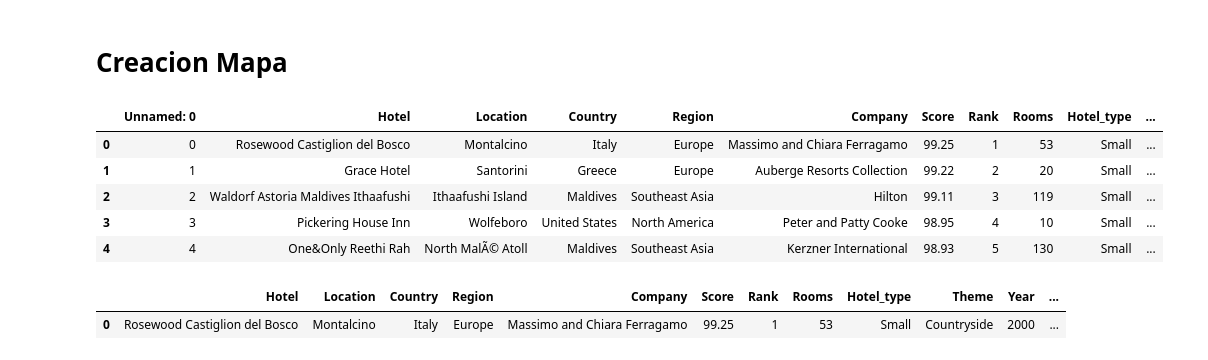
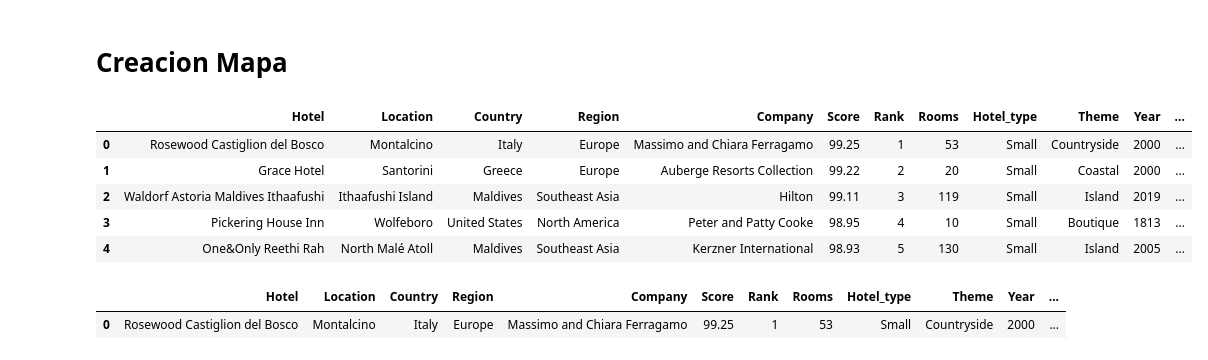
Before and after one commit to Belengasset/ETL_project, a Jupyter notebook: Hotel_map_Api.ipynb, the cells around one changed output. Drawn from its saved outputs; the diff is of its cells as text; code cells hidden in the pictures.

```diff
--- a/Hotel_map_Api.ipynb
+++ b/Hotel_map_Api.ipynb
@@ -5,11 +7,11 @@ import pandas as pd
 # %%
-df = pd.read_csv("Data/df_hotels_22&21.csv", sep=',', encoding='latin-1')
+df = pd.read_csv("Data/df_hotels_22&21.csv", sep=',', encoding='UTF-8', index_col=0)
 pd.options.display.max_columns = None
 df.head()
 # %% [output]
-|  | Unnamed: 0 | Hotel | Location | Country | Region | Company | Score | Rank | Rooms | Hotel_type | ... |
-| 0 | 0 | Rosewood Castiglion del Bosco | Montalcino | Italy | Europe | Massimo and Chiara Ferragamo | 99.25 | 1 | 53 | Small | ... |
-| 1 | 1 | Grace Hotel | Santorini | Greece | Europe | Auberge Resorts Collection | 99.22 | 2 | 20 | Small | ... |
-| 2 | 2 | Waldorf Astoria Maldives Ithaafushi | Ithaafushi Island | Maldives | Southeast Asia | Hilton | 99.11 | 3 | 119 | Small | ... |
-| 3 | 3 | Pickering House Inn | Wolfeboro | United States | North America | Peter and Patty Cooke | 98.95 | 4 | 10 | Small | ... |
-| 4 | 4 | One&Only Reethi Rah | North MalÃ© Atoll | Maldives | Southeast Asia | Kerzner International | 98.93 | 5 | 130 | Small | ... |
+|  | Hotel | Location | Country | Region | Company | Score | Rank | Rooms | Hotel_type | Theme | Year | ... |
+| 0 | Rosewood Castiglion del Bosco | Montalcino | Italy | Europe | Massimo and Chiara Ferragamo | 99.25 | 1 | 53 | Small | Countryside | 2000 | ... |
+| 1 | Grace Hotel | Santorini | Greece | Europe | Auberge Resorts Collection | 99.22 | 2 | 20 | Small | Coastal | 2000 | ... |
+| 2 | Waldorf Astoria Maldives Ithaafushi | Ithaafushi Island | Maldives | Southeast Asia | Hilton | 99.11 | 3 | 119 | Small | Island | 2019 | ... |
+| 3 | Pickering House Inn | Wolfeboro | United States | North America | Peter and Patty Cooke | 98.95 | 4 | 10 | Small | Boutique | 1813 | ... |
+| 4 | One&Only Reethi Rah | North Malé Atoll | Maldives | Southeast Asia | Kerzner International | 98.93 | 5 | 130 | Small | Island | 2005 | ... |
```
Also changed, not shown: parts of 15 cells of this notebook, 1 other file.
